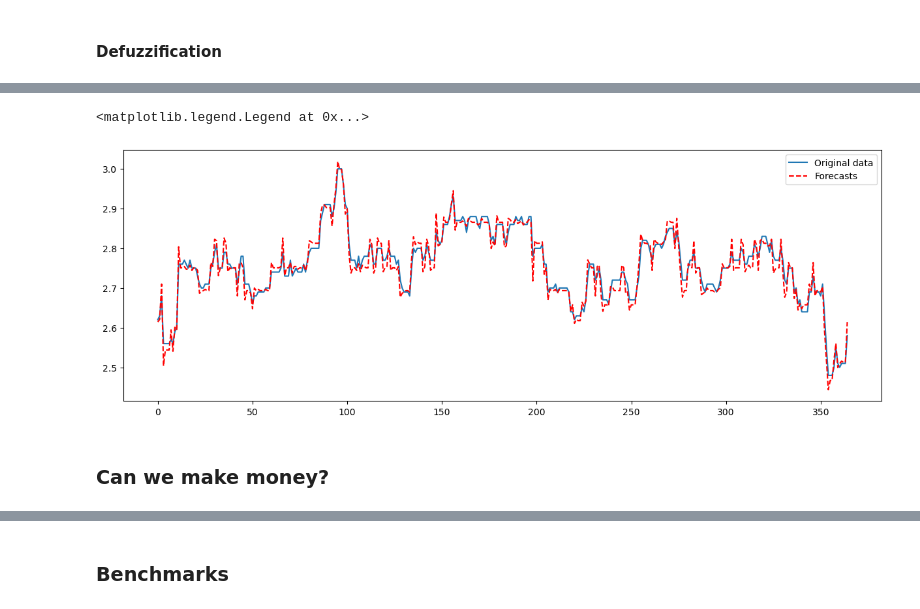
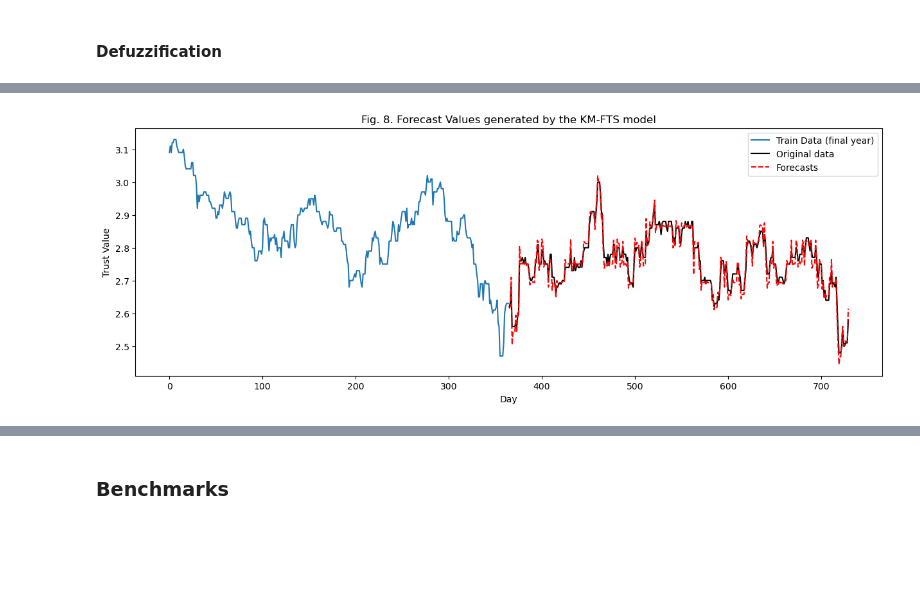
Before and after one commit to reinbugnot/kmeans-fuzzy-ts-forecast, a Jupyter notebook: fts-self-implement.ipynb, the cells around one changed output, grey strips where cells are left out. Saved outputs shown, nothing was run; the diff lists cells and outputs as text; code cells hidden in the pictures; blank space fills up the shorter version.

```diff
--- a/fts-self-implement.ipynb
+++ b/fts-self-implement.ipynb
@@ -479,16 +513,21 @@ def predict(data, discount_factor = 0.33):
     first_diff = pd.Series(data).diff()[1:].reset_index(drop=True) * discount_factor
 
     return raw_forecasts[1:] + first_diff
+# %%
+empty_train = np.empty(len(train[-365:]))
+empty_train[:] = np.nan
 # %%
+# Generate forecast for input series starting from the last training data point
 forecasts = predict(np.insert(test, 0, train[-1]))
 
 fig, ax = plt.subplots(nrows=1, ncols=1, figsize=[15,5])
-orig, = plt.plot(test, label="Original data",)
-pred, = plt.plot(forecasts, label="Forecasts", color='r', linestyle='--')
-
-plt.legend(handles=[orig, pred])
+tr, = plt.plot(train[-365:], label="Train Data (final year)")
+orig, = plt.plot(np.concatenate((empty_train, test)), color='k', label="Original data",)
+pred, = plt.plot(np.concatenate((empty_train, forecasts)), label="Forecasts", color='r', linestyle='--')
+plt.title('Fig. 8. Forecast Values generated by the KM-FTS model')
+plt.xlabel('Day')
+plt.ylabel('Trust Value')
+plt.legend(handles=[tr, orig, pred])
+plt.show()
 # %% [output]
-<matplotlib.legend.Legend at 0x...>
-[figure, old version]
+[figure, new version]
-# %% [markdown]
-### Can we make money?
```
Also changed, not shown: parts of 33 cells of this notebook.
